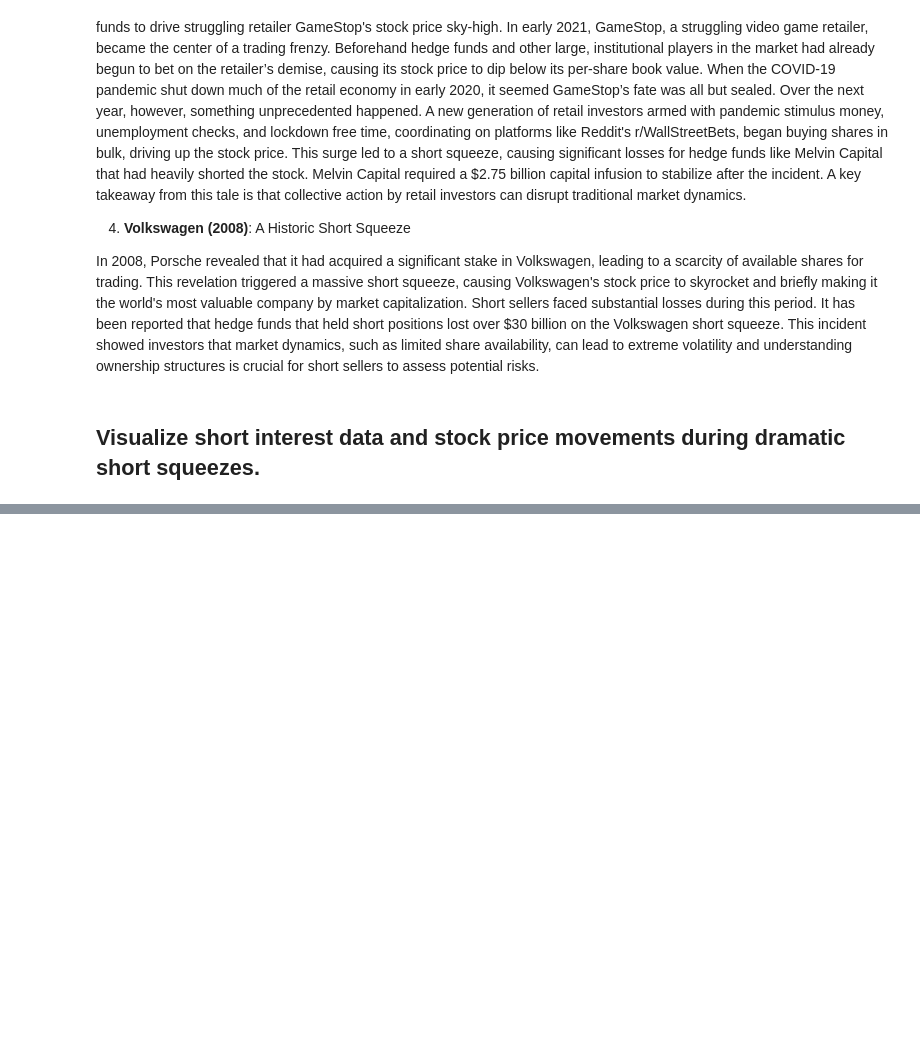
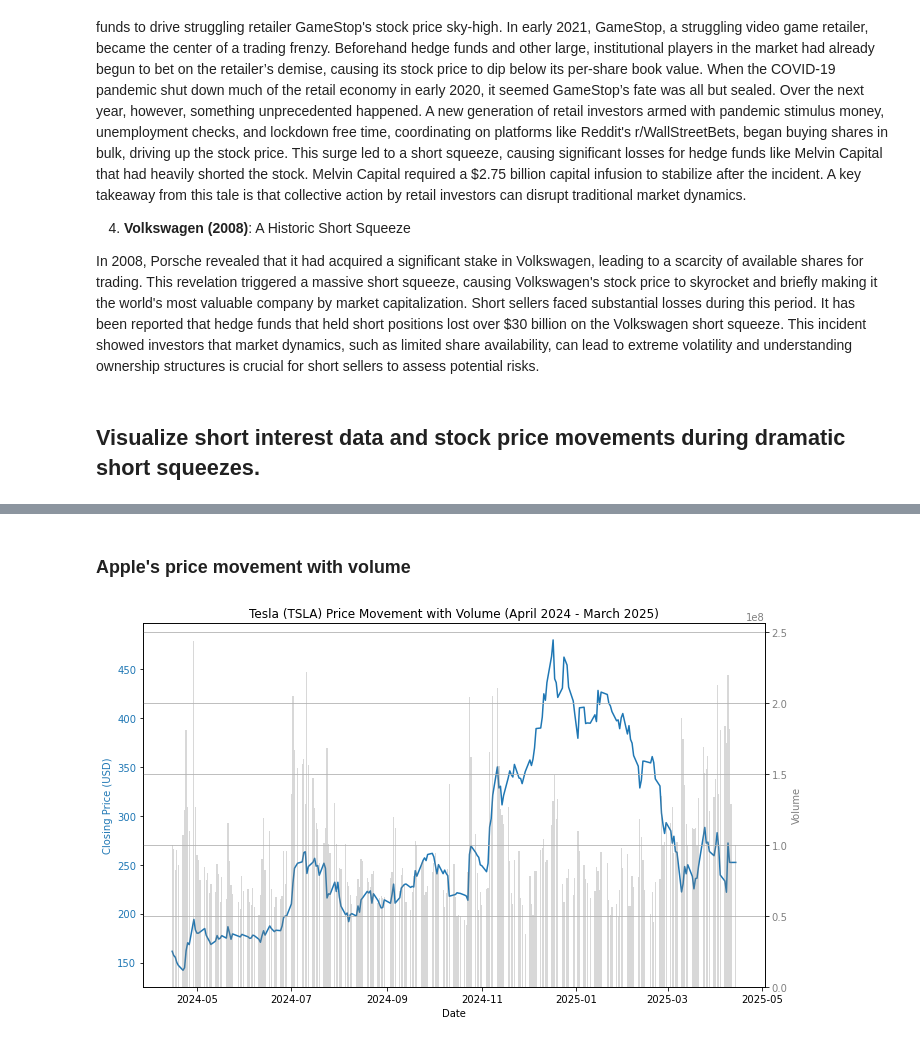
Before and after one commit to ttheszt27/financ_eng, a Jupyter notebook: project.ipynb, the cells around one changed output, grey strips where cells are left out. Drawn from its saved outputs; the diff is of its cells as text; code cells hidden in the pictures; blank space fills up the shorter version.

```diff
--- a/project.ipynb
+++ b/project.ipynb
@@ -85,0 +183,21 @@ In 2008, Porsche revealed that it had acquired a significant stake in Volkswagen
+# %% [markdown]
+### Apple's price movement with volume
+# %%
+fig, ax1 = plt.subplots(figsize=(10, 6))
+
+ax1.plot(data.index, data['Close'], color='tab:blue', label='Close Price')
+ax1.set_xlabel('Date')
+ax1.set_ylabel('Closing Price (USD)', color='tab:blue')
+ax1.tick_params(axis='y', labelcolor='tab:blue')
+
+ax2 = ax1.twinx()
+ax2.bar(data.index, data['Volume'], color='tab:gray', alpha=0.3, label='Volume')
+ax2.set_ylabel('Volume', color='tab:gray')
+ax2.tick_params(axis='y', labelcolor='tab:gray')
+
+plt.title('Tesla (TSLA) Price Movement with Volume (April 2024 - March 2025)')
+fig.tight_layout()
+plt.grid(True)
+plt.show()
+# %% [output]
+[figure, added]
```
Also changed, not shown: parts of 12 cells of this notebook, 2 other files.
